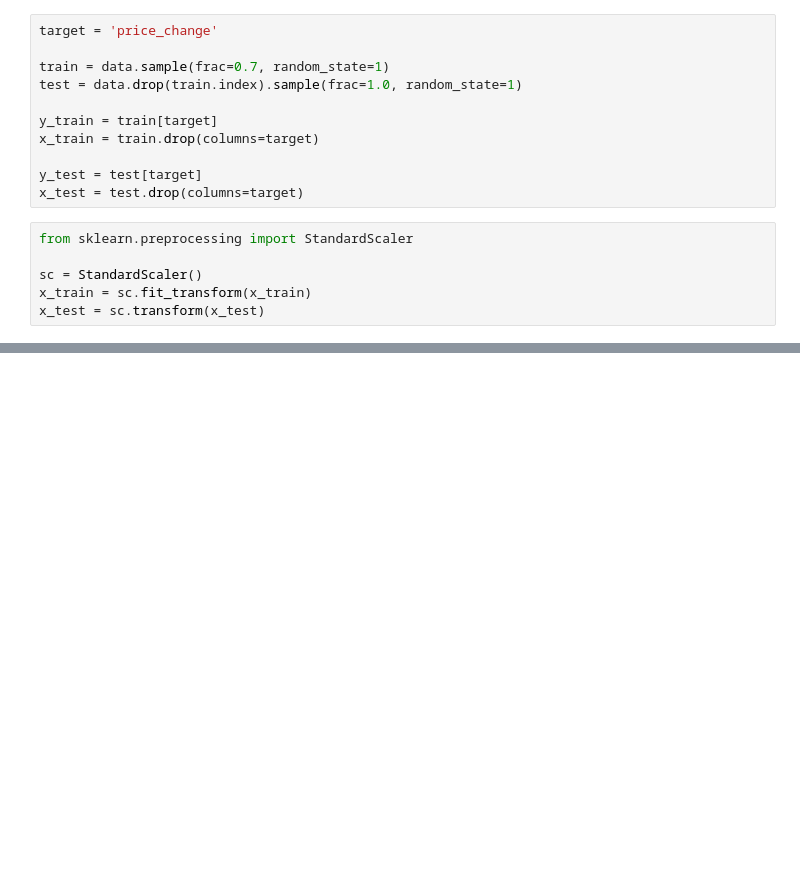
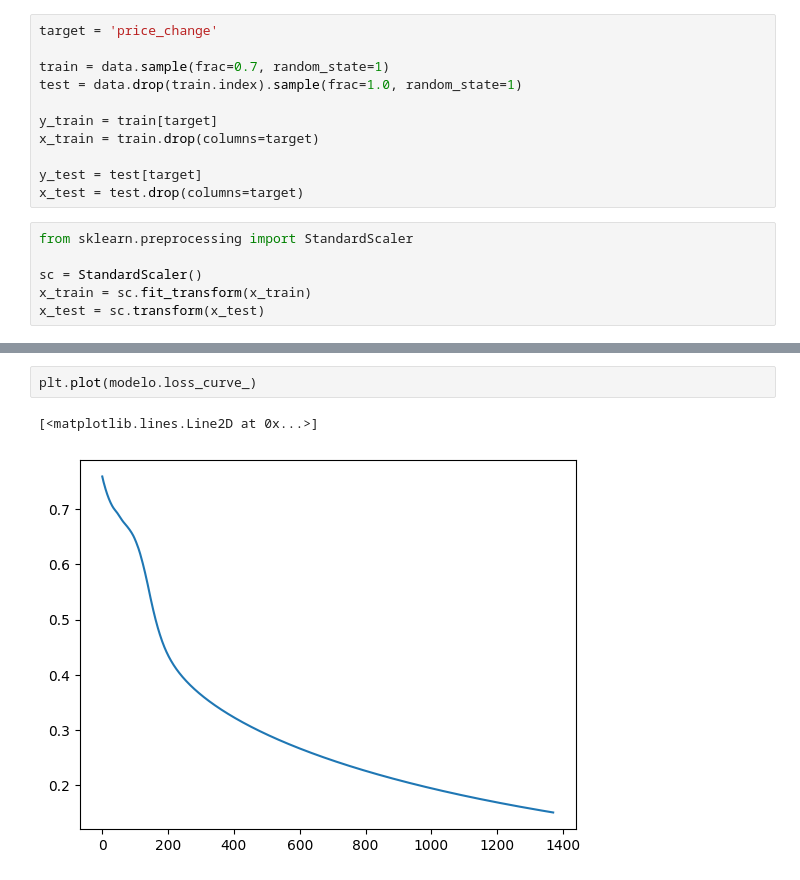
Before and after one commit to JCamposx/bitcoin-price-prediction, a Jupyter notebook: algorithms/mlp.ipynb, the cells around one changed output, grey strips where cells are left out. Drawn from its saved outputs; the diff is of its cells as text; blank space fills up the shorter version.

```diff
--- a/algorithms/mlp.ipynb
+++ b/algorithms/mlp.ipynb
@@ -51,3 +48,8 @@ F1 Score: 0.5714
+# %%
+plt.plot(modelo.loss_curve_)
+# %% [output]
+[<matplotlib.lines.Line2D at 0x...>]
+[figure, added]
 # %%
 from sklearn.metrics import ConfusionMatrixDisplay
 
```
Also changed, not shown: parts of 3 cells of this notebook, 2 other files.
